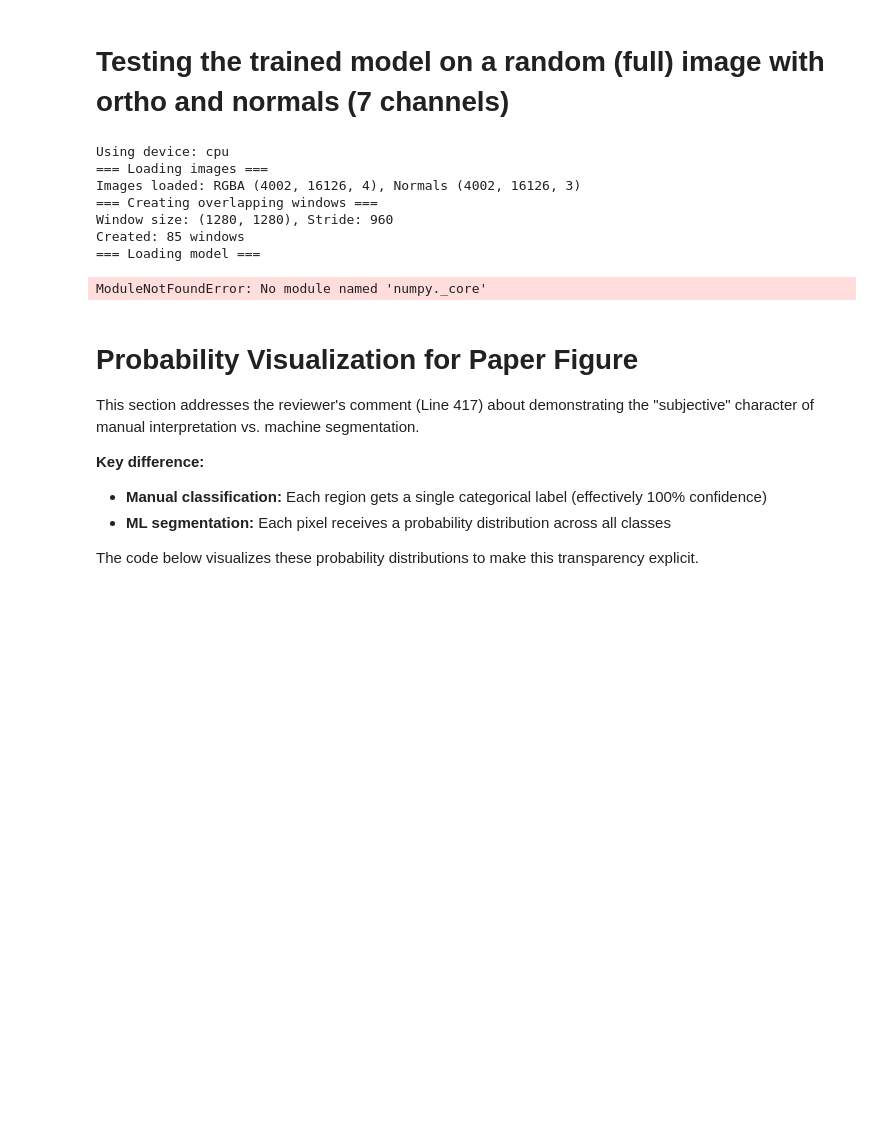
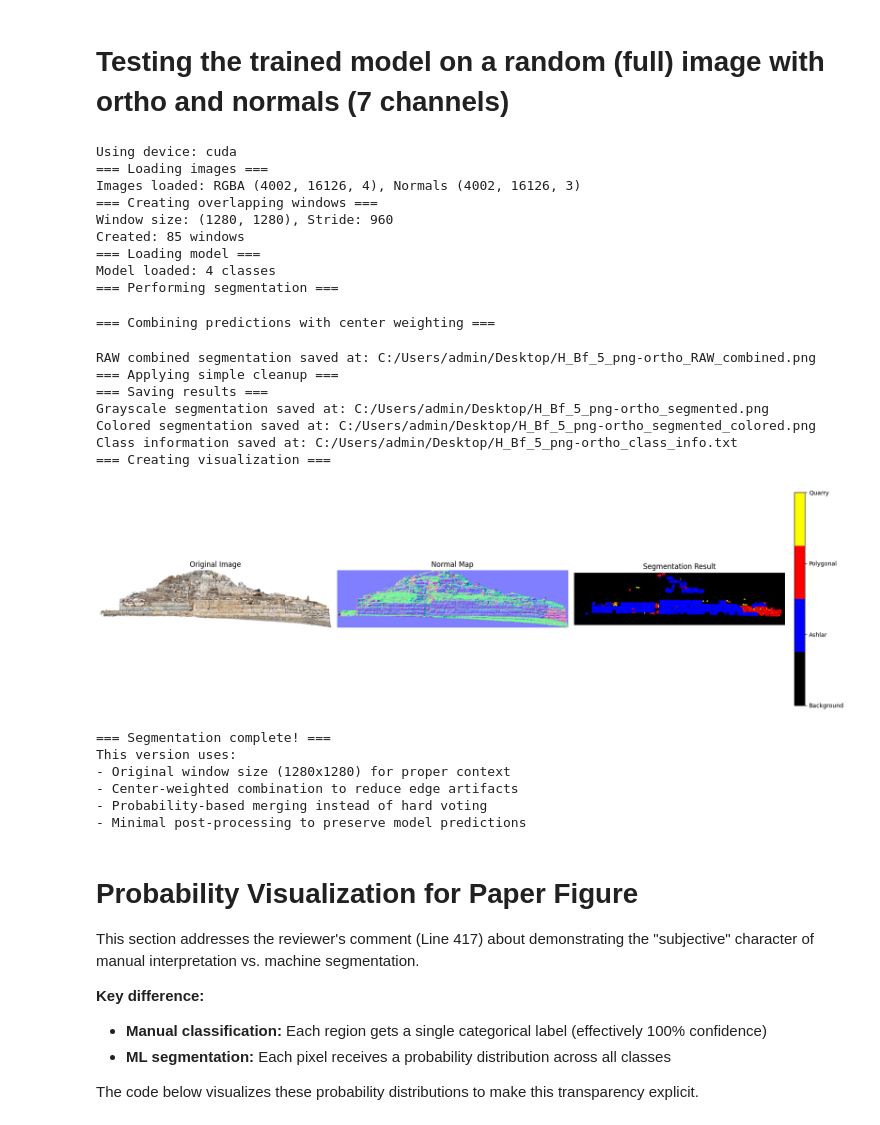
Before and after one commit to NilsSchnorr/AppearanceMeetsGeometry, a Jupyter notebook: 03_image_segmentation_with_trained_ML/7-channel-segmenting.ipynb, the cells around one changed output. Cells and saved outputs as stored; diff of their text form; code cells hidden in the pictures; blank space fills up the shorter version.

```diff
--- a/03_image_segmentation_with_trained_ML/7-channel-segmenting.ipynb
+++ b/03_image_segmentation_with_trained_ML/7-channel-segmenting.ipynb
@@ -24,12 +24,12 @@ warnings.filterwarnings('ignore')
 # ============================================================================
 
 # === INPUT PATHS ===
-RGBA_IMAGE_PATH ="C:/Users/admin/Desktop/AWS_TRAINING/2025-08-10_4classEX/testing/03_orthos/Kaunos_Isodom_png-ortho.png"
-NORMALS_IMAGE_PATH ="C:/Users/admin/Desktop/AWS_TRAINING/2025-08-10_4classEX/testing/04_normals/Kauns_Isodom_png-DEM_normalmap.png"
+RGBA_IMAGE_PATH ="C:/Users/admin/Desktop/Ordner fuer AmG Artikel Sommer 2025/AWS_TRAINING/2025-08-10_4classEX/testing/03_orthos/H_Bf_5_png-ortho.png"
+NORMALS_IMAGE_PATH ="C:/Users/admin/Desktop/Ordner fuer AmG Artikel Sommer 2025/AWS_TRAINING/2025-08-10_4classEX/testing/04_normals/H_Bf_5_png-DEM_normalmap.png"
 MODEL_PATH = "C:/Users/admin/Documents/GitHub/ancientwallsegmentation/2025-08-11_7-channel_4-class-EX_300.pth"
 
 # === OUTPUT PATH ===
-OUTPUT_DIR = "C:/Users/admin/Desktop/AWS_TRAINING/2025-08-10_4classEX/testing/05_outputs"
+OUTPUT_DIR = "C:/Users/admin/Desktop/"
 
 # === WINDOW PARAMETERS - BACK TO ORIGINAL ===
 MODEL_SIZE = (512, 512)        # Size expected by the model
@@ -456,35 +456,51 @@ def run_segmentation():
 
         # Add colorbar
         cbar = plt.colorbar(im, ax=axes[2], fraction=0.046, pad=0.04)
         cbar.set_ticks(range(n_classes))
         cbar.set_ticklabels([CLASS_NAMES[i] if i < len(CLASS_NAMES) else f'Class {i}' for i in range(n_classes)])
 
         plt.tight_layout()
         plt.show()
 
     return full_segmentation, colored_segmentation
 
 # ============================================================================
 # RUN THE SEGMENTATION
 # ============================================================================
 
 if __name__ == "__main__":
     segmentation_result, colored_result = run_segmentation()
     print("=== Segmentation complete! ===")
     print("This version uses:")
     print("- Original window size (1280x1280) for proper context")
     print("- Center-weighted combination to reduce edge artifacts")
     print("- Probability-based merging instead of hard voting")
     print("- Minimal post-processing to preserve model predictions")
 # %% [output]
-Using device: cpu
+Using device: cuda
 === Loading images ===
 Images loaded: RGBA (4002, 16126, 4), Normals (4002, 16126, 3)
 === Creating overlapping windows ===
 Window size: (1280, 1280), Stride: 960
 Created: 85 windows
 === Loading model ===
+Model loaded: 4 classes
+=== Performing segmentation ===
-ModuleNotFoundError: No module named 'numpy._core'
+=== Combining predictions with center weighting ===
+RAW combined segmentation saved at: C:/Users/admin/Desktop/H_Bf_5_png-ortho_RAW_combined.png
+=== Applying simple cleanup ===
+=== Saving results ===
+Grayscale segmentation saved at: C:/Users/admin/Desktop/H_Bf_5_png-ortho_segmented.png
+Colored segmentation saved at: C:/Users/admin/Desktop/H_Bf_5_png-ortho_segmented_colored.png
+Class information saved at: C:/Users/admin/Desktop/H_Bf_5_png-ortho_class_info.txt
+=== Creating visualization ===
+[figure, added]
+=== Segmentation complete! ===
+This version uses:
+- Original window size (1280x1280) for proper context
+- Center-weighted combination to reduce edge artifacts
+- Probability-based merging instead of hard voting
+- Minimal post-processing to preserve model predictions
 # %% [markdown]
 # Probability Visualization for Paper Figure
 
```
Also changed, not shown: parts of 7 cells of this notebook.
